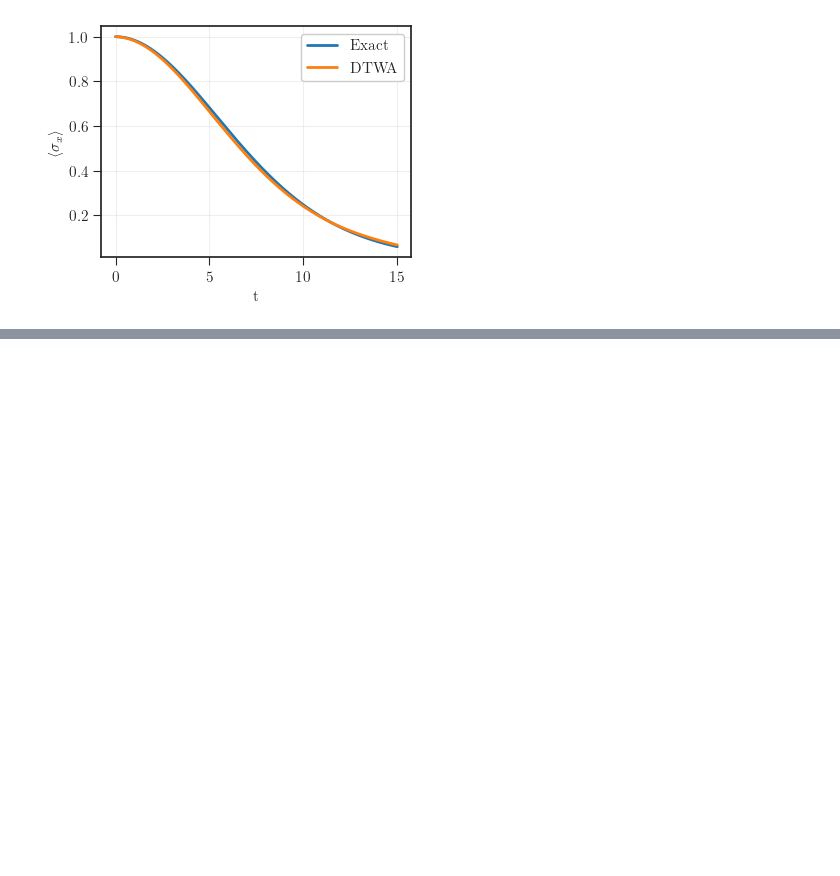
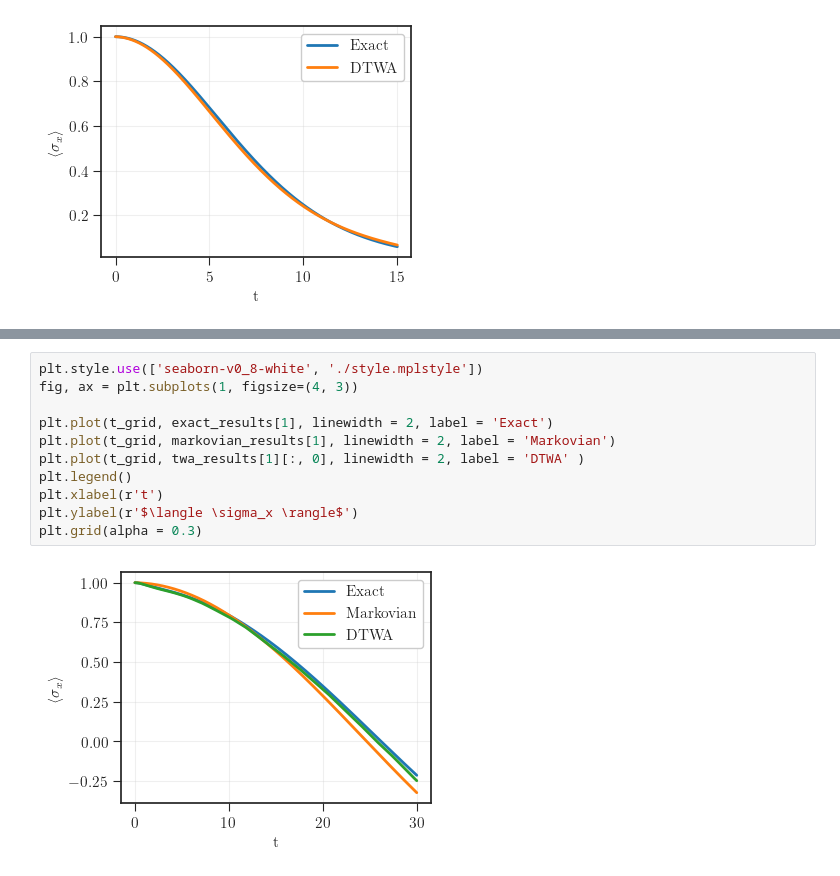
Before and after one commit to juardilag/twa_py, a Jupyter notebook: direct_method_test.ipynb, the cells around one changed output, grey strips where cells are left out. Saved outputs shown, nothing was run; the diff lists cells and outputs as text; blank space fills up the shorter version.

```diff
--- a/direct_method_test.ipynb
+++ b/direct_method_test.ipynb
@@ -133,0 +200,13 @@ plt.grid(alpha = 0.3)
+# %%
+plt.style.use(['seaborn-v0_8-white', './style.mplstyle'])
+fig, ax = plt.subplots(1, figsize=(4, 3))
+
+plt.plot(t_grid, exact_results[1], linewidth = 2, label = 'Exact')
+plt.plot(t_grid, markovian_results[1], linewidth = 2, label = 'Markovian')
+plt.plot(t_grid, twa_results[1][:, 0], linewidth = 2, label = 'DTWA' )
+plt.legend()
+plt.xlabel(r't')
+plt.ylabel(r'$\langle \sigma_x \rangle$')
+plt.grid(alpha = 0.3)
+# %% [output]
+[figure, added]
```
Also changed, not shown: parts of 7 cells of this notebook.
